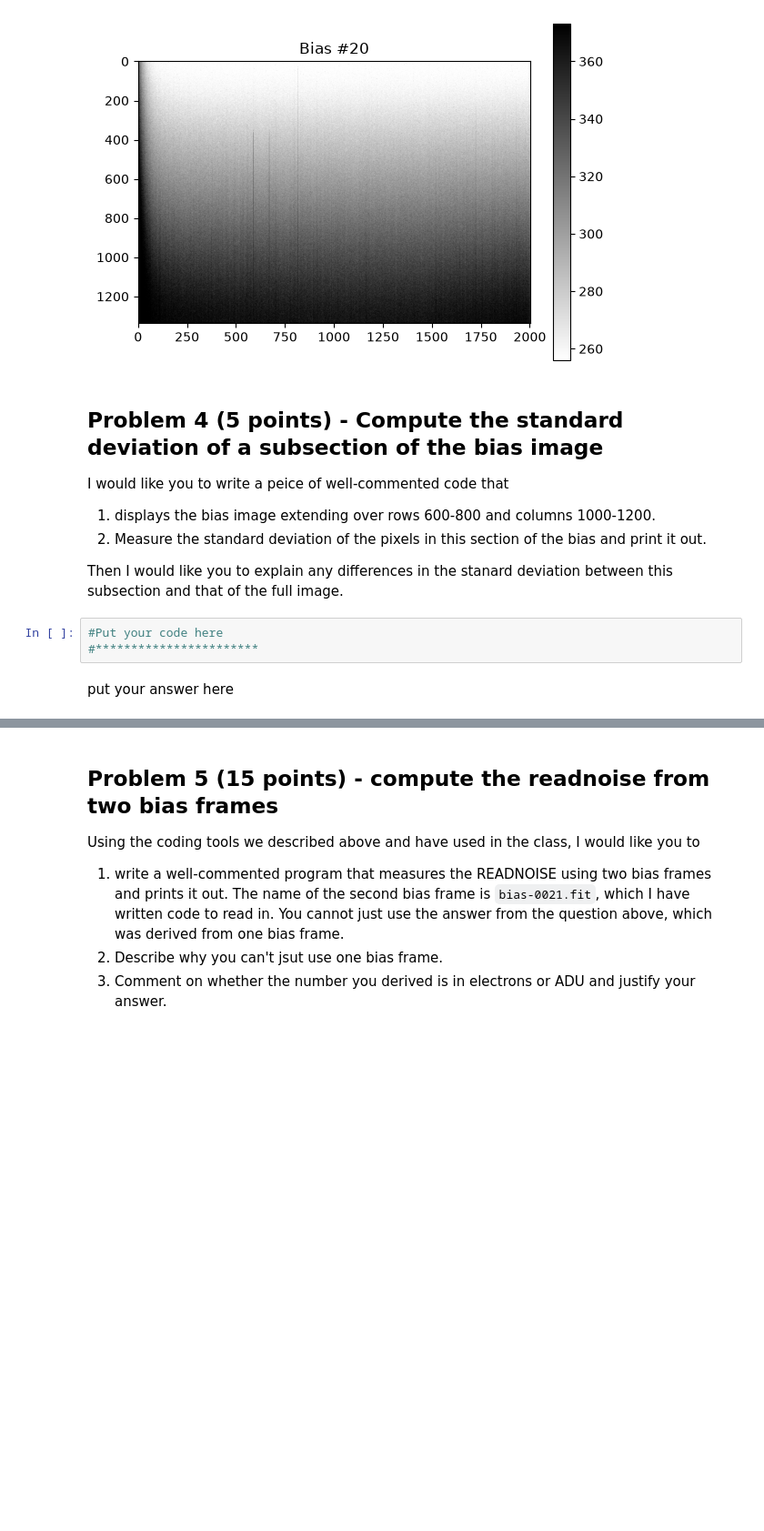
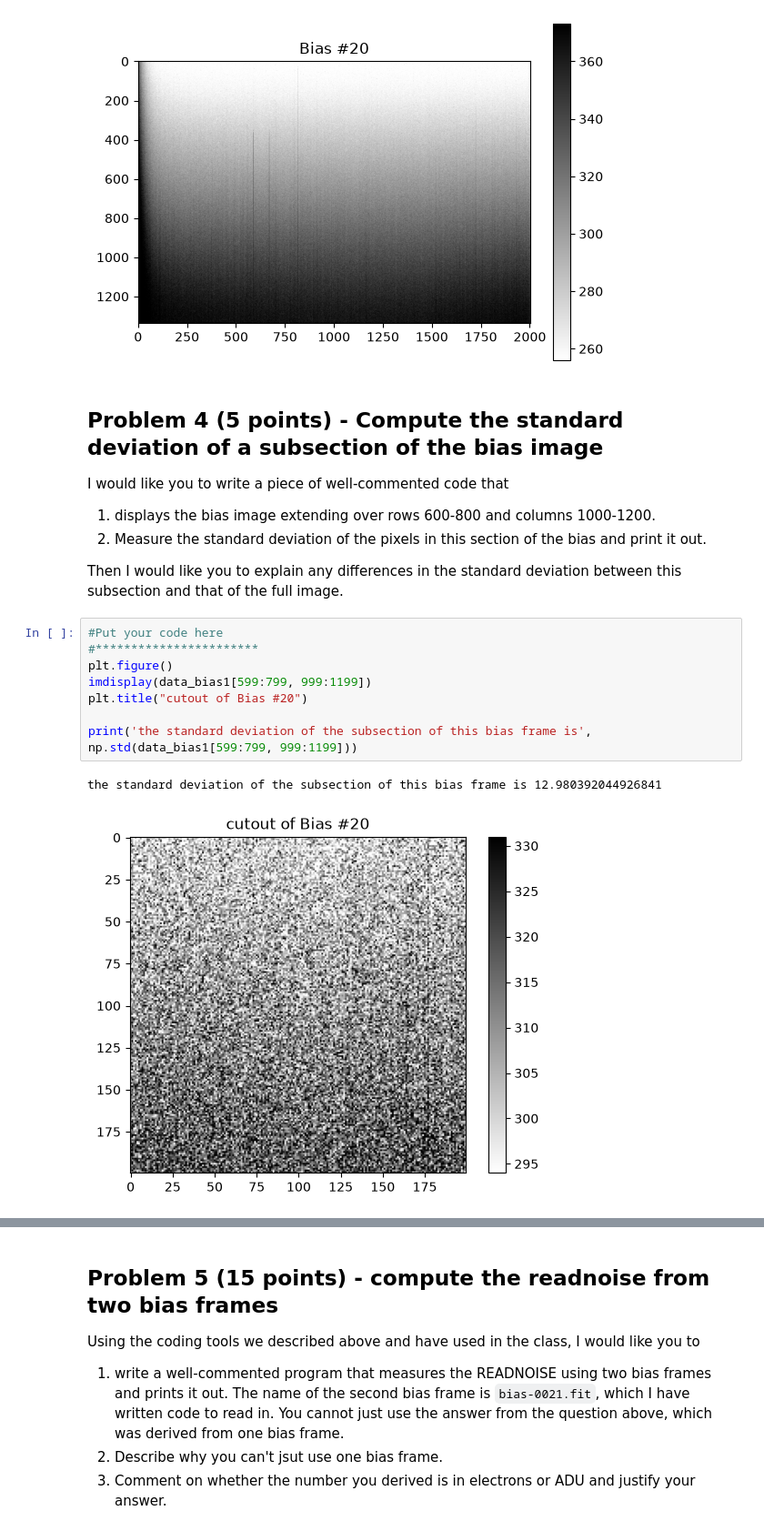
Before and after one commit to gabibolfing/CCD_Characterization_student, a Jupyter notebook: characterize_CCD_student.ipynb, the cells around one changed output, grey strips where cells are left out. Shown at 91% size. Cells and saved outputs as stored; diff of their text form; blank space fills up the shorter version.

```diff
--- a/characterize_CCD_student.ipynb
+++ b/characterize_CCD_student.ipynb
@@ -156,13 +156,19 @@ the standard deviation of the Bias frame is 42.08174498305511
 [figure]
 # %% [markdown]
 ## Problem 4 (5 points) - Compute the standard deviation of a subsection of the bias image
-I would like you to write a peice of well-commented code that
+I would like you to write a piece of well-commented code that
 1. displays the bias image extending over rows 600-800 and columns 1000-1200.
 2. Measure the standard deviation of the pixels in this section of the bias and print it out.
 
-Then I would like you to explain any differences in the stanard deviation between this subsection and that of the full image.
+Then I would like you to explain any differences in the standard deviation between this subsection and that of the full image.
-# %%
-#Put your code here
-#***********************
-# %% [markdown]
-put your answer here
+# %%
+#Put your code here
+#***********************
+plt.figure()
+imdisplay(data_bias1[599:799, 999:1199])
+plt.title("cutout of Bias #20")
+
+print('the standard deviation of the subsection of this bias frame is', np.std(data_bias1[599:799, 999:1199]))
+# %% [output]
+the standard deviation of the subsection of this bias frame is 12.980392044926841
+[figure, added]
```
Also changed, not shown: parts of 1 cell of this notebook.
